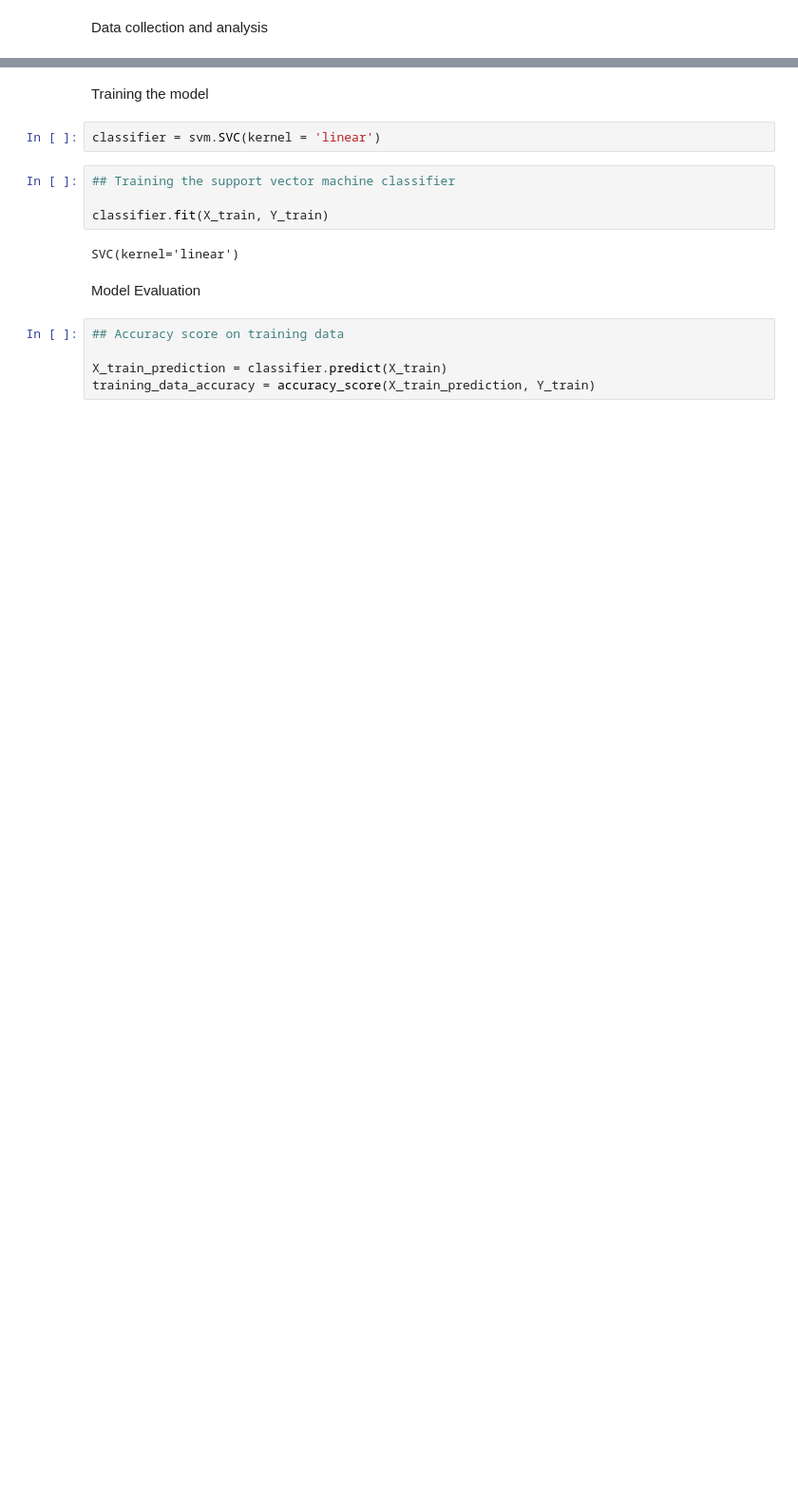
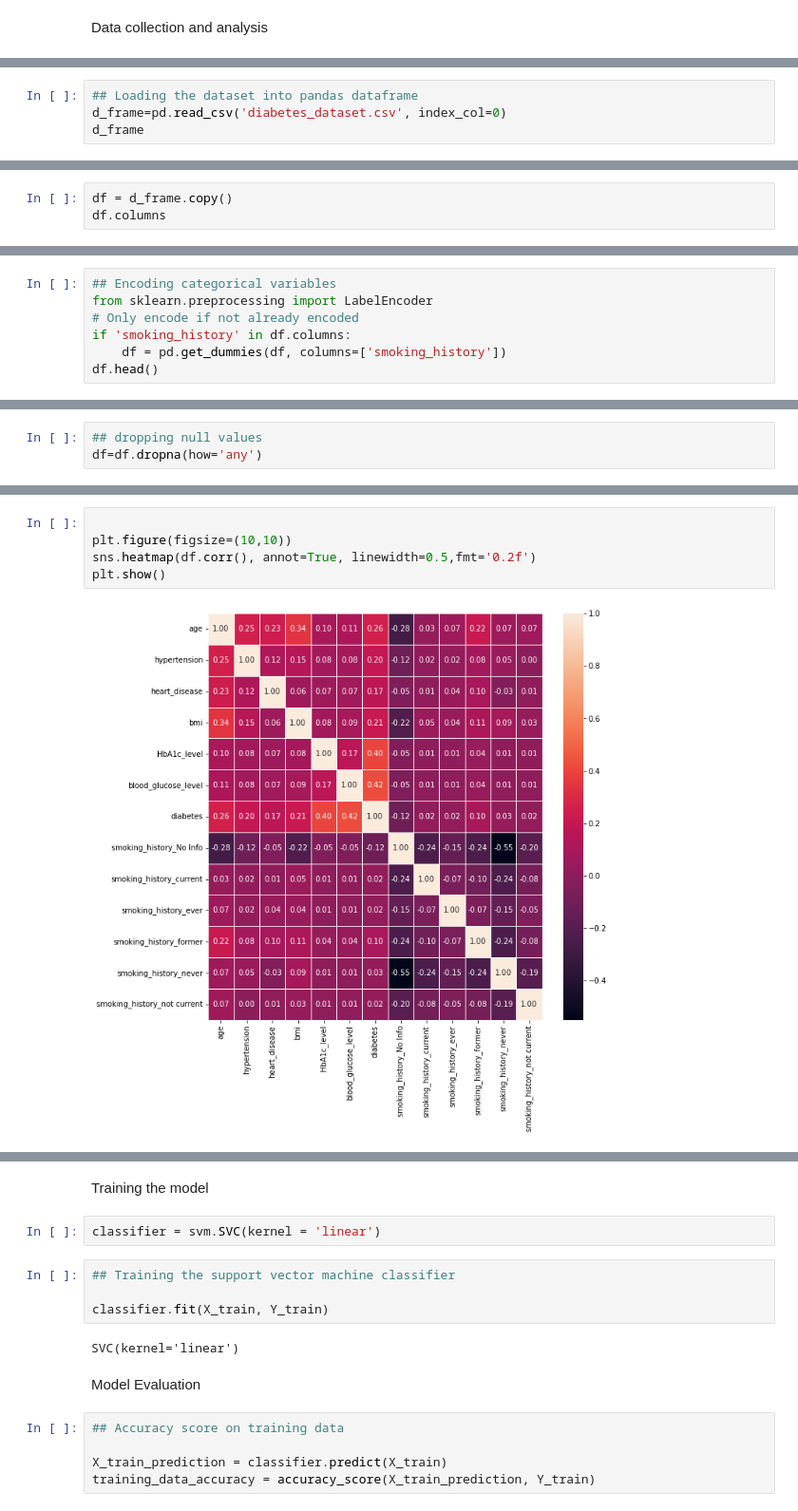
Before and after one commit to tinashejima/Python, a Jupyter notebook: Diabetes_Prediction/diabetesPrediction.ipynb, the cells around one changed output, grey strips where cells are left out. Shown: that part at 95% size. Cells and saved outputs as stored; diff of their text form; blank space fills up the shorter version.

```diff
--- a/Diabetes_Prediction/diabetesPrediction.ipynb
+++ b/Diabetes_Prediction/diabetesPrediction.ipynb
@@ -151,0 +12,4 @@ print(X.shape, X_train.shape, X_test.shape)
+# %%
+## Loading the dataset into pandas dataframe
+d_frame=pd.read_csv('diabetes_dataset.csv', index_col=0)
+d_frame
@@ -151,0 +37,3 @@ print(X.shape, X_train.shape, X_test.shape)
+# %%
+df = d_frame.copy()
+df.columns
@@ -151,0 +102,7 @@ print(X.shape, X_train.shape, X_test.shape)
+# %%
+## Encoding categorical variables
+from sklearn.preprocessing import LabelEncoder
+# Only encode if not already encoded
+if 'smoking_history' in df.columns:
+    df = pd.get_dummies(df, columns=['smoking_history'])
+df.head()
@@ -151,0 +117,3 @@ print(X.shape, X_train.shape, X_test.shape)
+# %%
+## dropping null values
+df=df.dropna(how='any')
@@ -151,0 +156,7 @@ print(X.shape, X_train.shape, X_test.shape)
+# %%
+
+plt.figure(figsize=(10,10))
+sns.heatmap(df.corr(), annot=True, linewidth=0.5,fmt='0.2f')
+plt.show()
+# %% [output]
+[figure, added]
```
Also changed, not shown: parts of 55 cells of this notebook, 15 other files.
